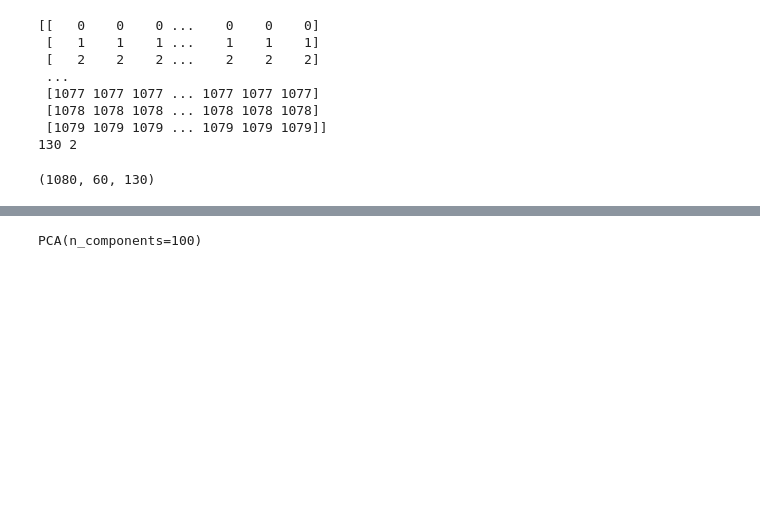
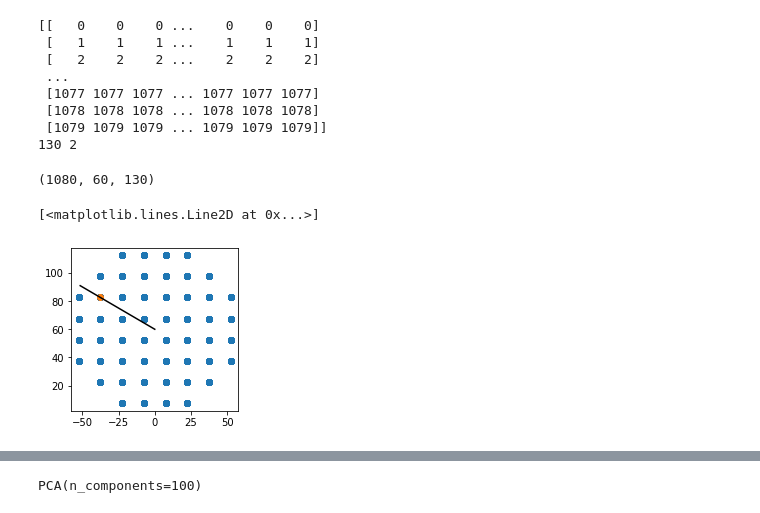
Before and after one commit to NinelK/IMBIZO2022_DS_tutorial_solutions, a Jupyter notebook: LFADS_JAX.ipynb, the cells around one changed output, grey strips where cells are left out. Saved outputs shown, nothing was run; the diff lists cells and outputs as text; code cells hidden in the pictures; blank space fills up the shorter version.

```diff
--- a/LFADS_JAX.ipynb
+++ b/LFADS_JAX.ipynb
@@ -112,3 +112,15 @@ data_bxtxn.shape
  [1079 1079 1079 ... 1079 1079 1079]]
 130 2
 (1080, 60, 130)
+# %%
+n = 3
+plt.figure(figsize=(3,3))
+target_pos = trial_data['target_pos'].to_numpy()[::trial_length]
+angles = onp.arctan((target_pos[:,1]-60)/(target_pos[:,0])) + onp.pi*(onp.sign(target_pos[n,0])-1)/2
+plt.scatter(*target_pos.T)
+plt.scatter(*target_pos[n])
+plt.plot([0,60*onp.cos(angles[n])],
+         [60,60+60*onp.sin(angles[n])],c='k')
+# %% [output]
+[<matplotlib.lines.Line2D at 0x...>]
+[figure, added]
```
Also changed, not shown: parts of 13 cells of this notebook.
